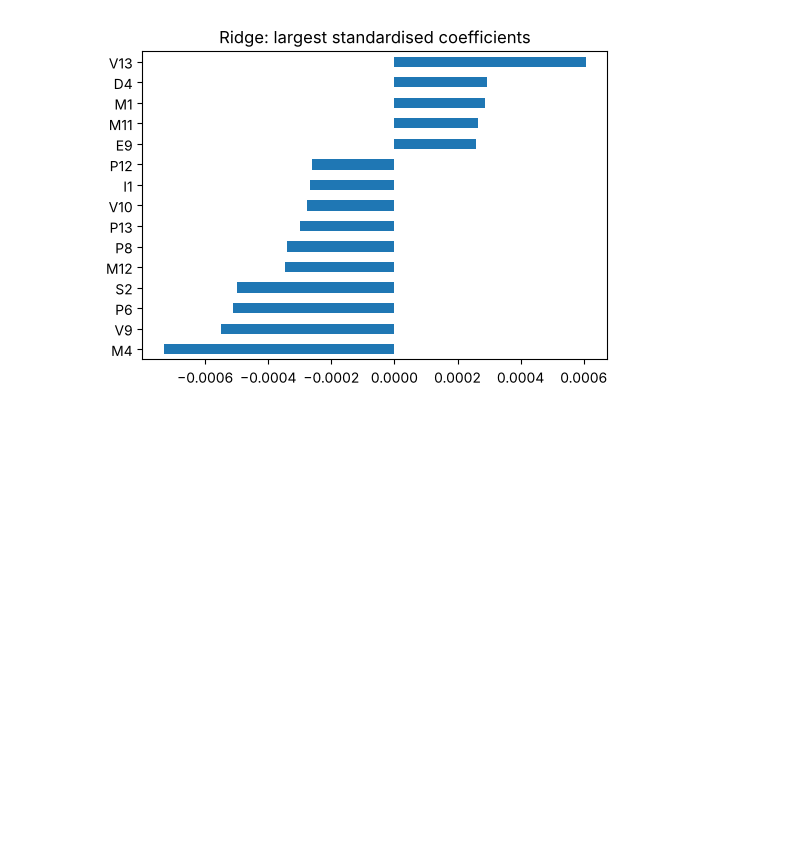
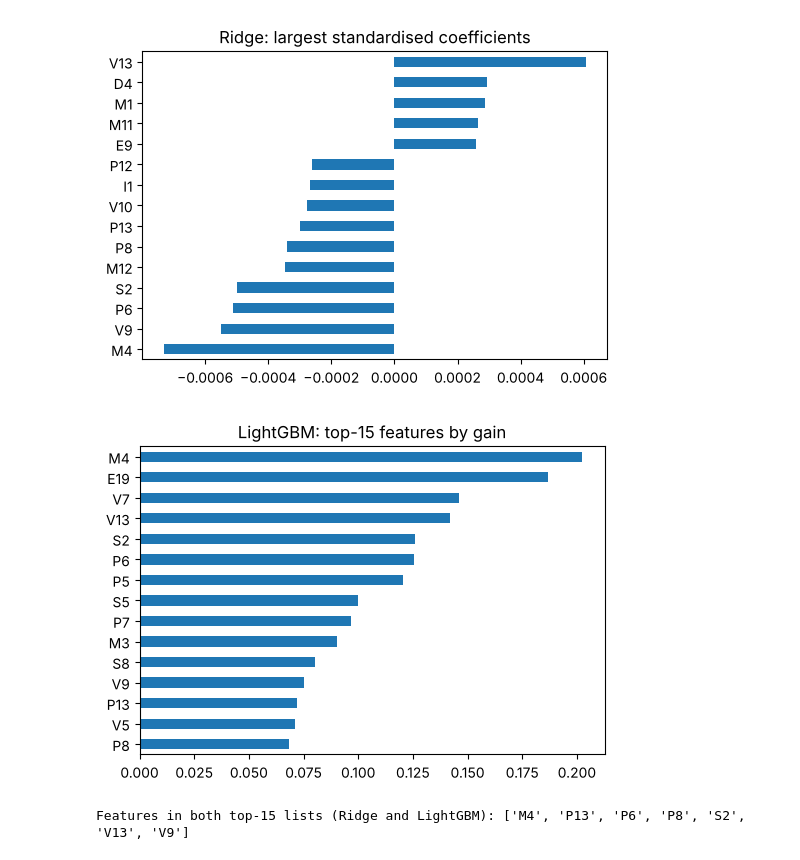
Before and after one commit to Kutay33/GROUP60_CENG313, a Jupyter notebook: assignment1_eda_baseline.ipynb, the cells around one changed output. Drawn from its saved outputs; the diff is of its cells as text; code cells hidden in the pictures; blank space fills up the shorter version.

Commit message:
Add LightGBM baseline and Kaggle submission section to notebook

```diff
--- a/assignment1_eda_baseline.ipynb
+++ b/assignment1_eda_baseline.ipynb
@@ -326,6 +328,16 @@ coef.sort_values().plot.barh(figsize=(6, 4), title='Ridge: largest standardised
 plt.show()
 # %% [output]
 [figure]
+# %%
+# LightGBM: which features carry the most split gain? (fitted on all but the last fold)
+lgbm = models['lightgbm'].fit(df.iloc[tr_idx])
+imp = lgbm.feature_importance().head(15)
+imp.sort_values().plot.barh(figsize=(6, 4), title='LightGBM: top-15 features by gain')
+plt.show()
+print('Features in both top-15 lists (Ridge and LightGBM):', sorted(set(imp.index) & set(coef.index)))
+# %% [output]
+[figure, added]
+Features in both top-15 lists (Ridge and LightGBM): ['M4', 'P13', 'P6', 'P8', 'S2', 'V13', 'V9']
 # %% [markdown]
 ### Baseline takeaways
 *(See the summary table above; numbers are the mean adjusted Sharpe over the 5 walk-forward folds.)*
```
Also changed, not shown: parts of 6 cells of this notebook.
